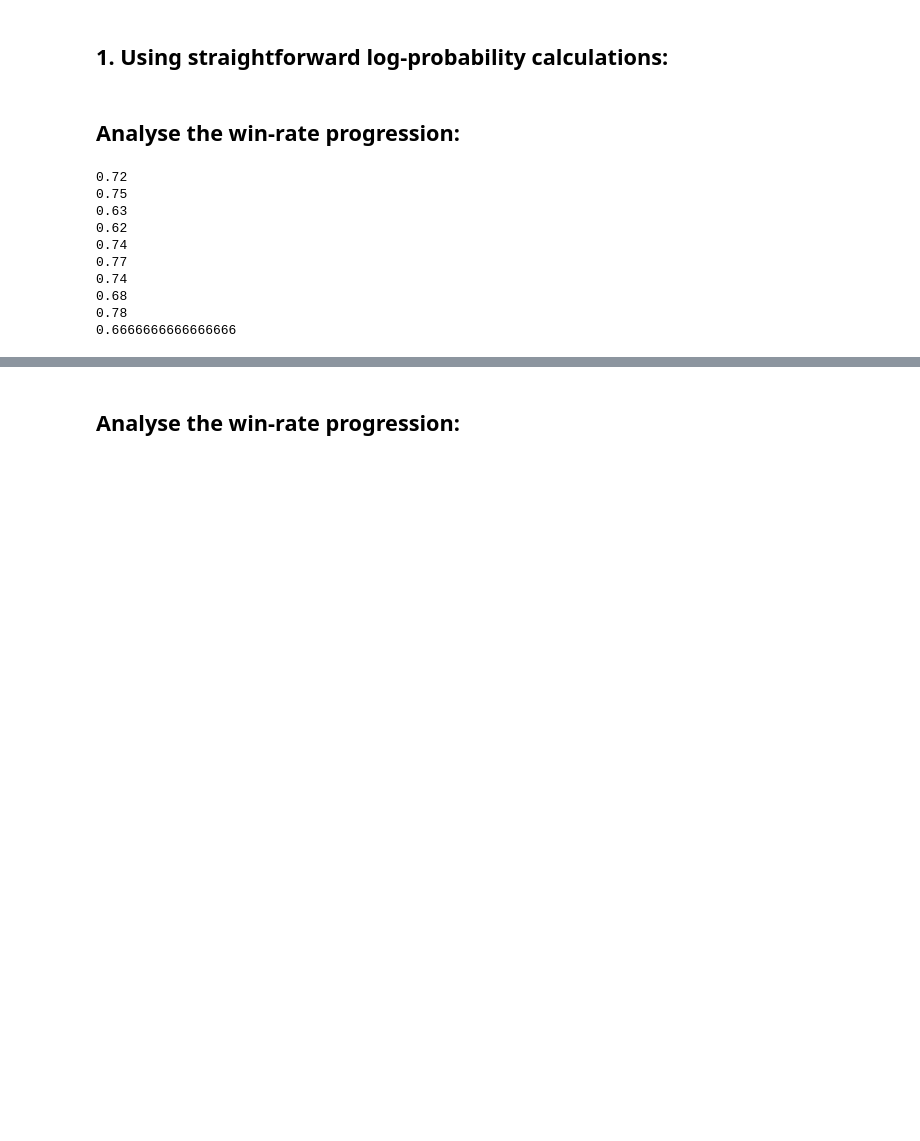
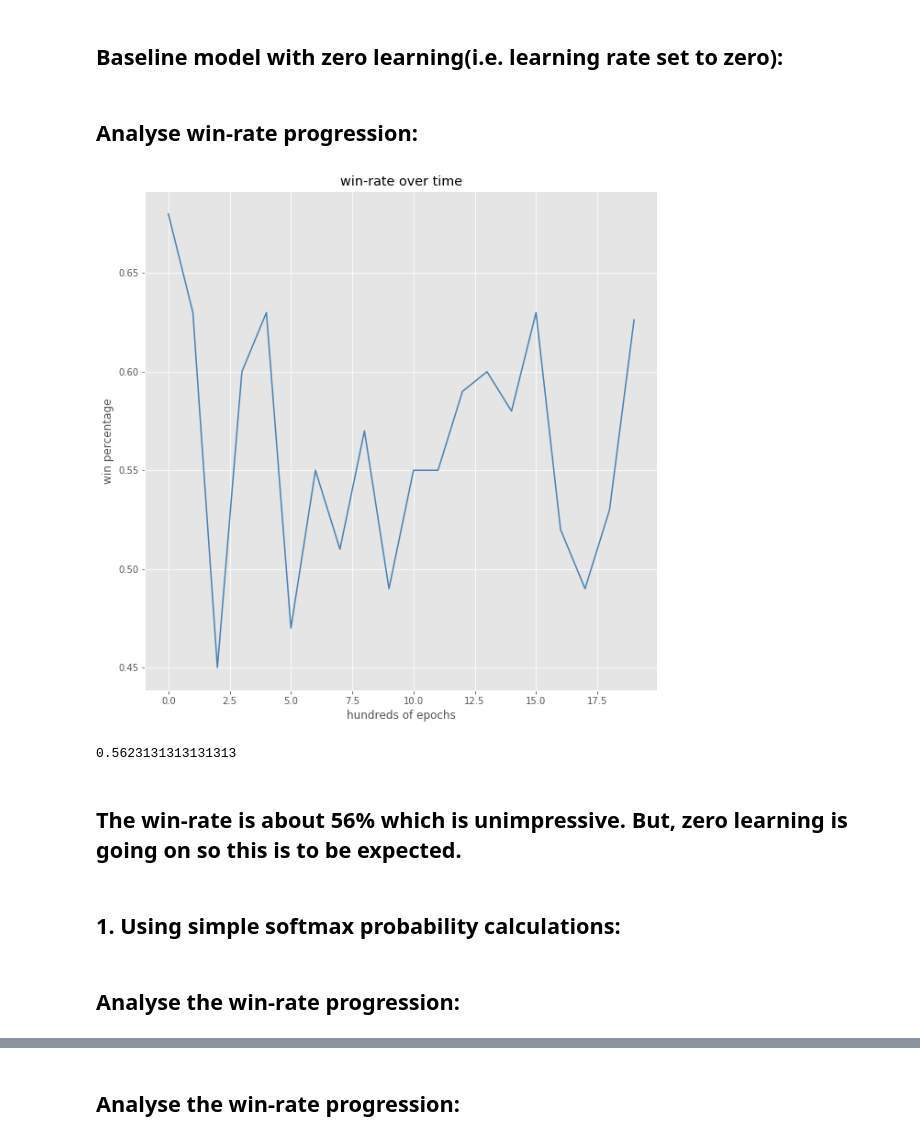
Before and after one commit to AidanRocke/tic-tac-toe_RL, a Jupyter notebook: learning_agents/experiment.ipynb, the cells around one changed output, grey strips where cells are left out. Saved outputs shown, nothing was run; the diff lists cells and outputs as text; code cells hidden in the pictures; blank space fills up the shorter version.

```diff
--- a/learning_agents/experiment.ipynb
+++ b/learning_agents/experiment.ipynb
@@ -2,0 +5,19 @@
+# %% [markdown]
+## Baseline model with zero learning(i.e. learning rate set to zero):
+# %%
+import numpy as np
+from tic_tac_learning import simulator
+from tic_tac_pg import policy_gradients
+from clever_stochastician import clever_stochastician as CS
+from tic_tac_system import tic_tac_system
+from evaluation import game_evaluation as G
+
+G = G()
+
+pg_model = policy_gradients(lr=0.0,seed=42,batch_size=30,p_est = 1)
+
+tic_tac = tic_tac_system(G,model=pg_model,opponent=CS,epochs=2000,depth=5,gamma=0.9)
+
+scores = simulator(tic_tac)
+# %% [markdown]
+## Analyse win-rate progression:
@@ -3,5 +30,28 @@
+# %%
+%matplotlib inline
+import matplotlib.pyplot as plt
+
+plt.style.use('ggplot')
+
+plt.figure(figsize=(10,10))
+
+plt.plot(learning,color='steelblue')
+
+plt.title('win-rate over time')
+plt.xlabel('hundreds of epochs')
+plt.ylabel('win percentage')
+
+plt.show()
+# %% [output]
+[figure, added]
+# %%
+np.mean(learning)
+# %% [output]
+0.5623131313131313
+# %% [markdown]
+## The win-rate is about 56% which is unimpressive. But, zero learning is going on so this is to be expected.
 # %% [markdown]
-## 1. Using straightforward log-probability calculations:
+## 1. Using simple softmax probability calculations:
 # %%
 import numpy as np
 from tic_tac_learning import simulator
@@ -20,24 +70,11 @@ scores = simulator(tic_tac)
 # %% [markdown]
 ## Analyse the win-rate progression:
 # %%
-learning = np.zeros(10)
+learning = np.zeros(20)
 
-for i in range(10):
+for i in range(20):
 
     learning[i] = np.mean((scores[i*100:(i+1)*100]+5.0)/10)
-
-    print(learning[i])
-# %% [output]
-0.72
-0.75
-0.63
-0.62
-0.74
-0.77
-0.74
-0.68
-0.78
-0.6666666666666666
 # %%
 %matplotlib inline
 import matplotlib.pyplot as plt
```
Also changed, not shown: parts of 18 cells of this notebook, 2 other files.
